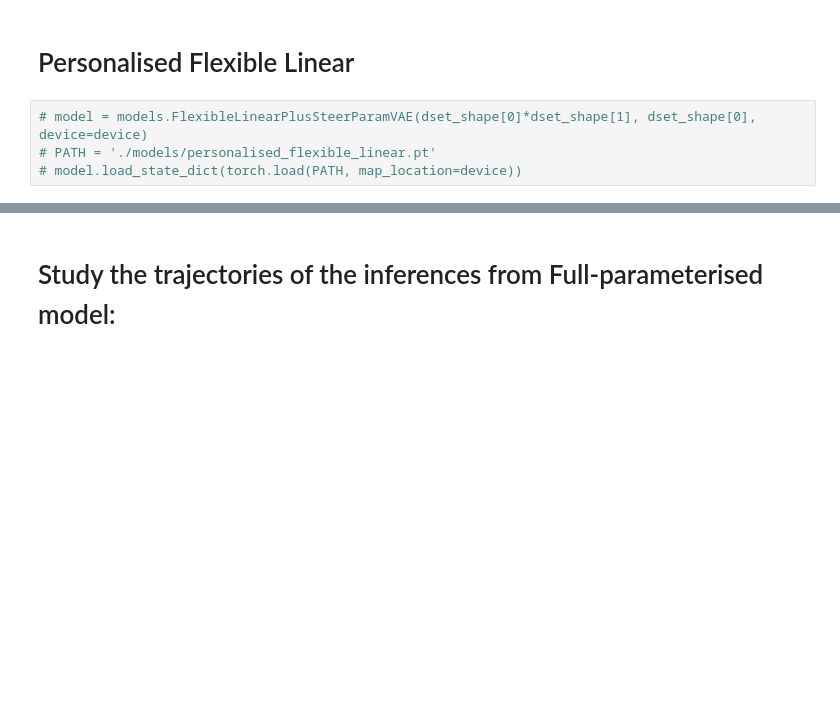
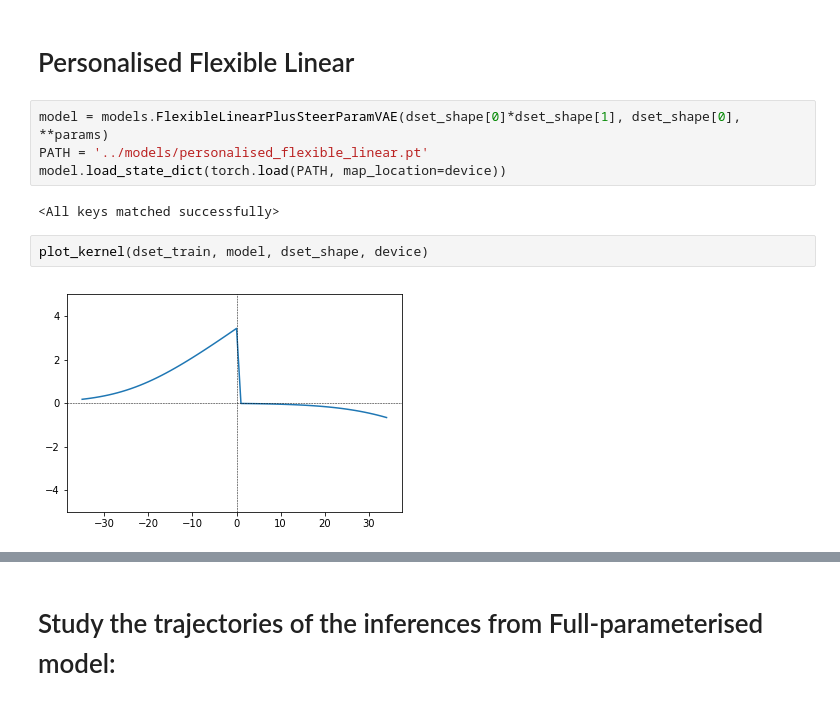
Before and after one commit to NickHoernle/incentive_design, a Jupyter notebook: notebooks/evaluate_probability_models_2019-12.ipynb, the cells around one changed output, grey strips where cells are left out. Drawn from its saved outputs; the diff is of its cells as text; blank space fills up the shorter version.

```diff
--- a/notebooks/evaluate_probability_models_2019-12.ipynb
+++ b/notebooks/evaluate_probability_models_2019-12.ipynb
@@ -345,6 +362,12 @@ plt.show()
 # %% [markdown]
 # Personalised Flexible Linear
 # %%
-# model = models.FlexibleLinearPlusSteerParamVAE(dset_shape[0]*dset_shape[1], dset_shape[0], device=device)
-# PATH = './models/personalised_flexible_linear.pt'
-# model.load_state_dict(torch.load(PATH, map_location=device))
+model = models.FlexibleLinearPlusSteerParamVAE(dset_shape[0]*dset_shape[1], dset_shape[0], **params)
+PATH = '../models/personalised_flexible_linear.pt'
+model.load_state_dict(torch.load(PATH, map_location=device))
+# %% [output]
+<All keys matched successfully>
+# %%
+plot_kernel(dset_train, model, dset_shape, device)
+# %% [output]
+[figure, added]
```
Also changed, not shown: parts of 14 cells of this notebook.
